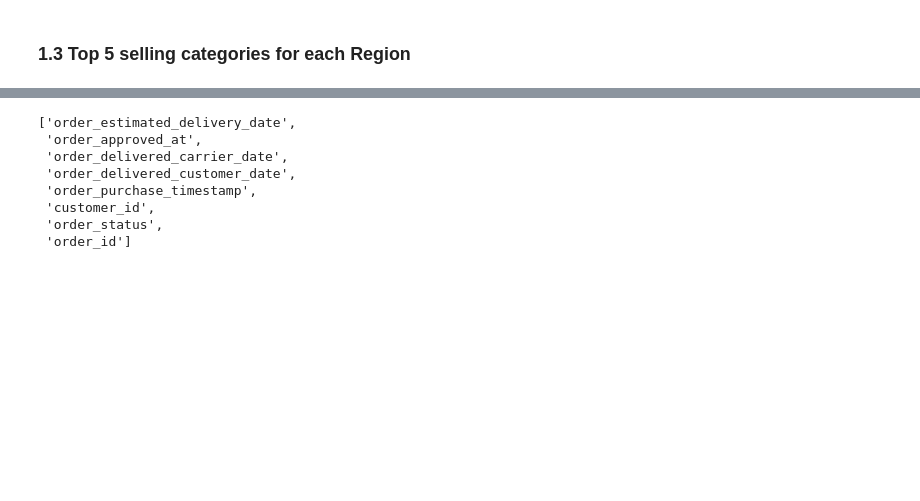
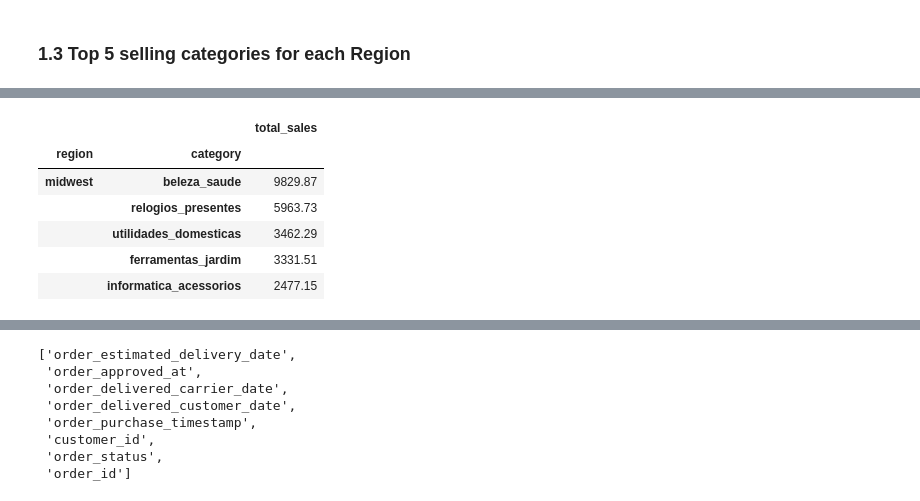
Before and after one commit to pauloreis-ds/olist, a Jupyter notebook: business_questions_insights/notebooks/1.0-pr-data-analysis-postgresql.ipynb, the cells around one changed output, grey strips where cells are left out. Cells and saved outputs as stored; diff of their text form; code cells hidden in the pictures; blank space fills up the shorter version.

```diff
--- a/business_questions_insights/notebooks/1.0-pr-data-analysis-postgresql.ipynb
+++ b/business_questions_insights/notebooks/1.0-pr-data-analysis-postgresql.ipynb
@@ -292,0 +390,21 @@ plt.show()
+# %%
+sales_per_category_query = query.select("product_category_name, price, customer_state").\
+                                 from_table('''orders LEFT JOIN order_items ON orders.order_id = order_items.order_id
+                                               LEFT JOIN products ON products.product_id = order_items.product_id
+                                               LEFT JOIN customers ON orders.customer_id = customers.customer_id''').\
+                                 where(f"order_purchase_timestamp BETWEEN date('{intial_date}') AND date('{final_date}')").\
+                                 build()
+sales_per_category = to_pandas(db.execute(sales_per_category_query),['category','total_sales','state'])
+# %%
+sales_per_category['region'] = sales_per_category.state.apply(map_regions)
+# %%
+sales_per_category.groupby(["region", "category"]).sum().loc[['midwest']].sort_values(by=['total_sales'], ascending=False)\
+.head(5)
+# %% [output]
+|  |  | total_sales |
+| region | category |  |
+| midwest | beleza_saude | 9829.87 |
+|  | relogios_presentes | 5963.73 |
+|  | utilidades_domesticas | 3462.29 |
+|  | ferramentas_jardim | 3331.51 |
+|  | informatica_acessorios | 2477.15 |
```
Also changed, not shown: parts of 21 cells of this notebook, 2 other files.
